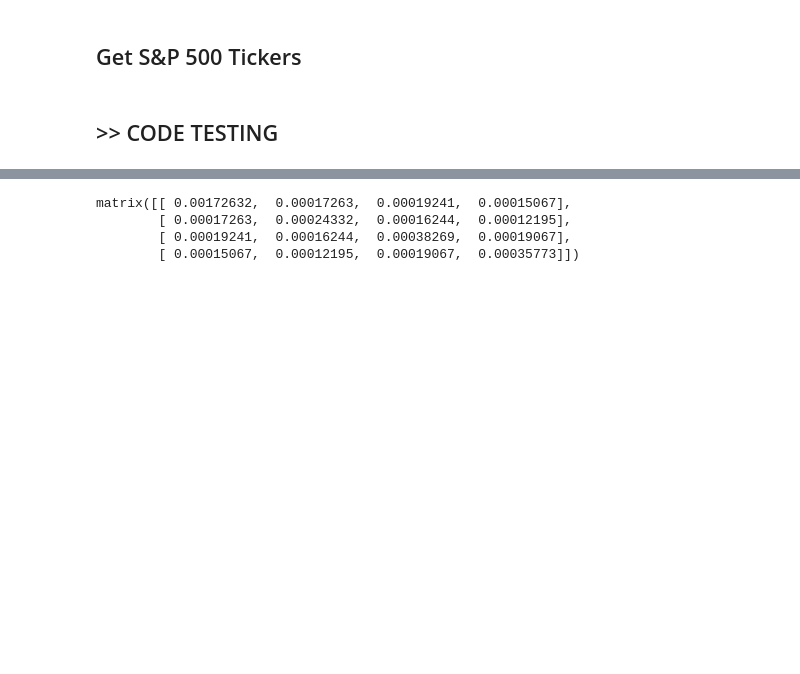
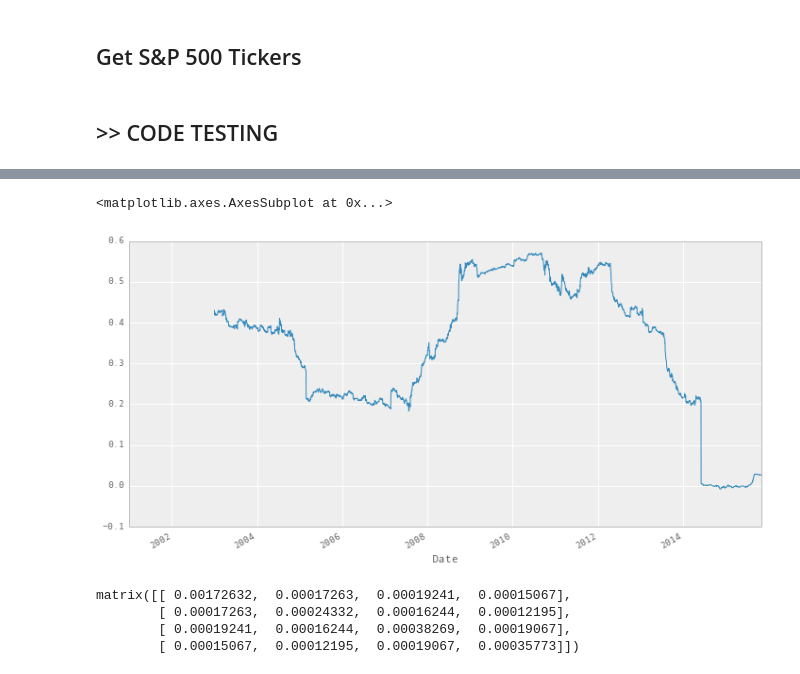
Before and after one commit to mmpollard/CIBPortfolioManagement, a Jupyter notebook: cib/portfolio_process/portfolio_process_cib.ipynb, the cells around one changed output, grey strips where cells are left out. Cells and saved outputs as stored; diff of their text form; code cells hidden in the pictures; blank space fills up the shorter version.

```diff
--- a/cib/portfolio_process/portfolio_process_cib.ipynb
+++ b/cib/portfolio_process/portfolio_process_cib.ipynb
@@ -205,0 +253,5 @@ temp = get(['AAPL', 'IBM', 'GE', 'BA'], 'log_returns')
+# %%
+pd.rolling_corr(port['ge'], port['aapl'], window=500).plot()
+# %% [output]
+<matplotlib.axes.AxesSubplot at 0x...>
+[figure, added]
```
Also changed, not shown: parts of 14 cells of this notebook.
